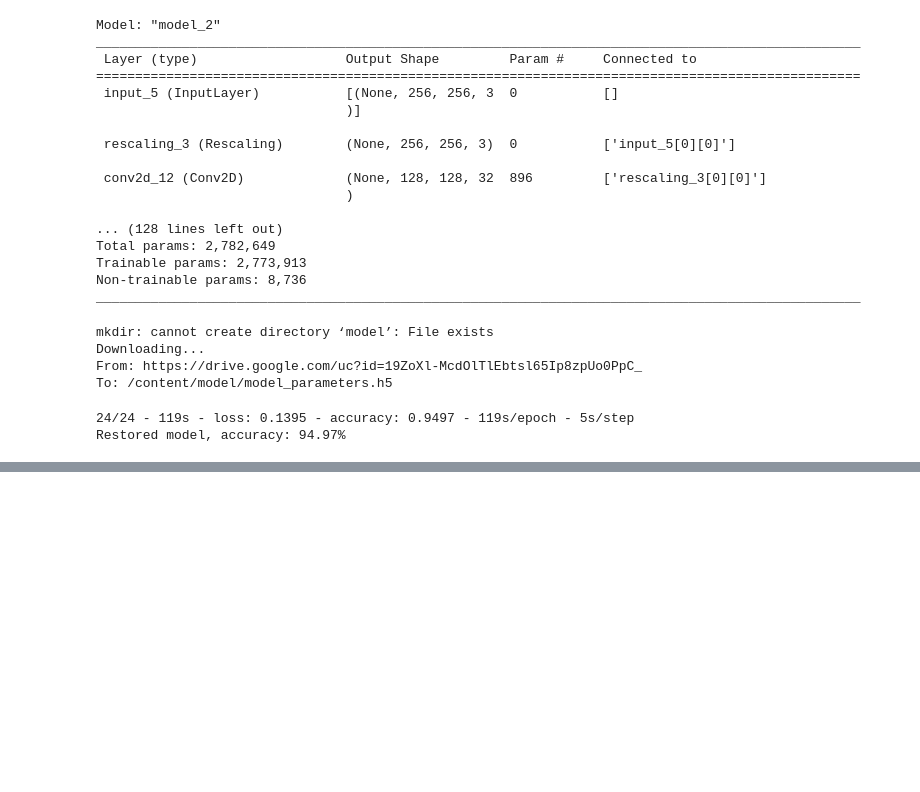
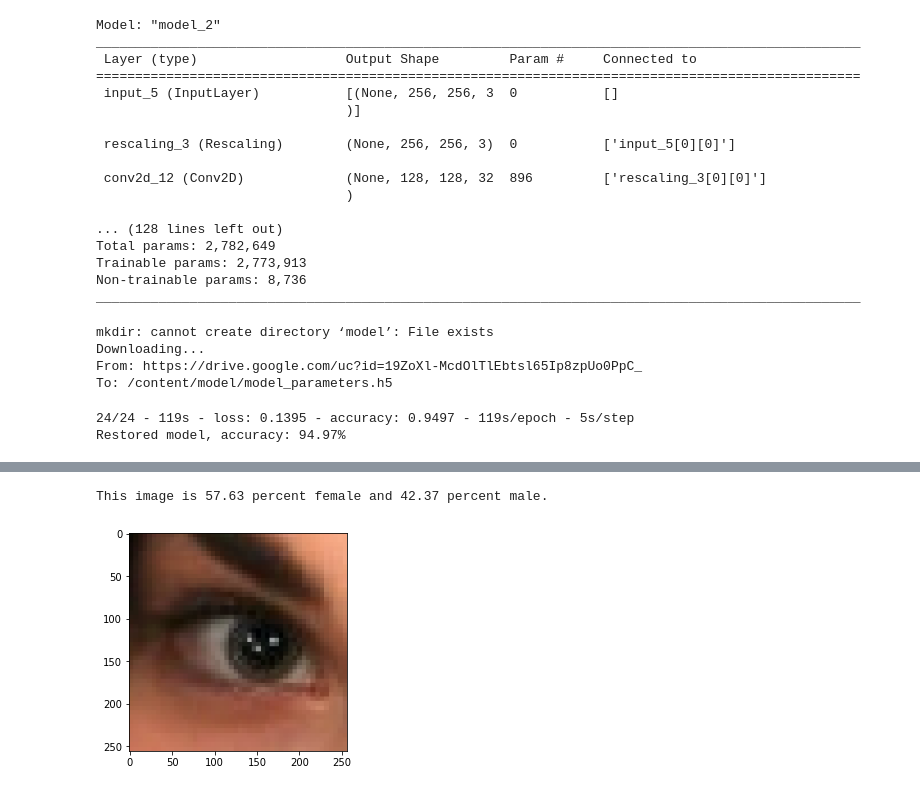
Before and after one commit to Juliarty/kdd-project, a Jupyter notebook: Kdd_eyes.ipynb, the cells around one changed output, grey strips where cells are left out. Drawn from its saved outputs; the diff is of its cells as text; code cells hidden in the pictures; blank space fills up the shorter version.

```diff
--- a/Kdd_eyes.ipynb
+++ b/Kdd_eyes.ipynb
@@ -139,0 +218,7 @@ Restored model, accuracy: 94.97%
+# %%
+# правильно классифицированная женщина с низкой вероятностью принадлежности к классу
+true_low_female_img_path = get_example(female_img_to_prediction, 0, 0.4, 0.5)
+show_image(true_low_female_img_path)
+# %% [output]
+This image is 57.63 percent female and 42.37 percent male.
+[figure, added]
```
Also changed, not shown: parts of 13 cells of this notebook.
